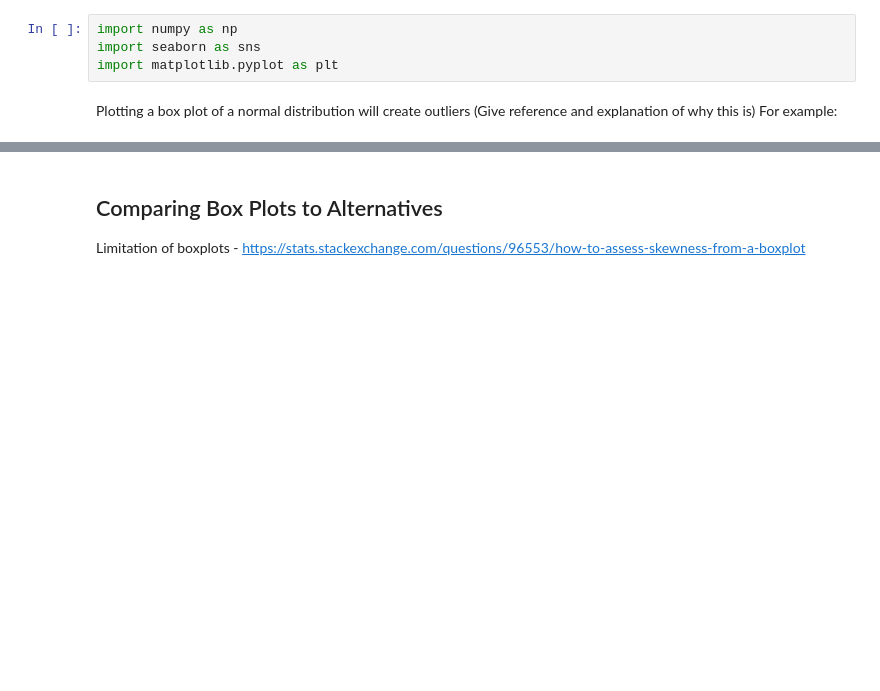
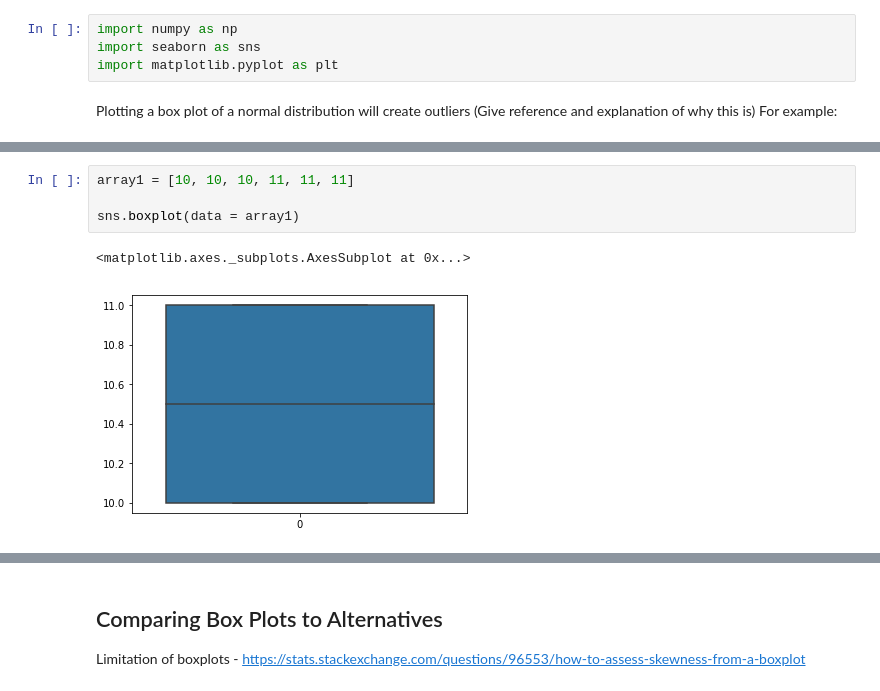
Before and after one commit to declanbarr/box-plot, a Jupyter notebook: box-plots.ipynb, the cells around one changed output, grey strips where cells are left out. Cells and saved outputs as stored; diff of their text form; blank space fills up the shorter version.

```diff
--- a/box-plots.ipynb
+++ b/box-plots.ipynb
@@ -70,0 +80,7 @@ sns.boxplot(data = negativeSkew)
+# %%
+array1 = [10, 10, 10, 11, 11, 11]
+
+sns.boxplot(data = array1)
+# %% [output]
+<matplotlib.axes._subplots.AxesSubplot at 0x...>
+[figure, added]
```
Also changed, not shown: parts of 11 cells of this notebook.
